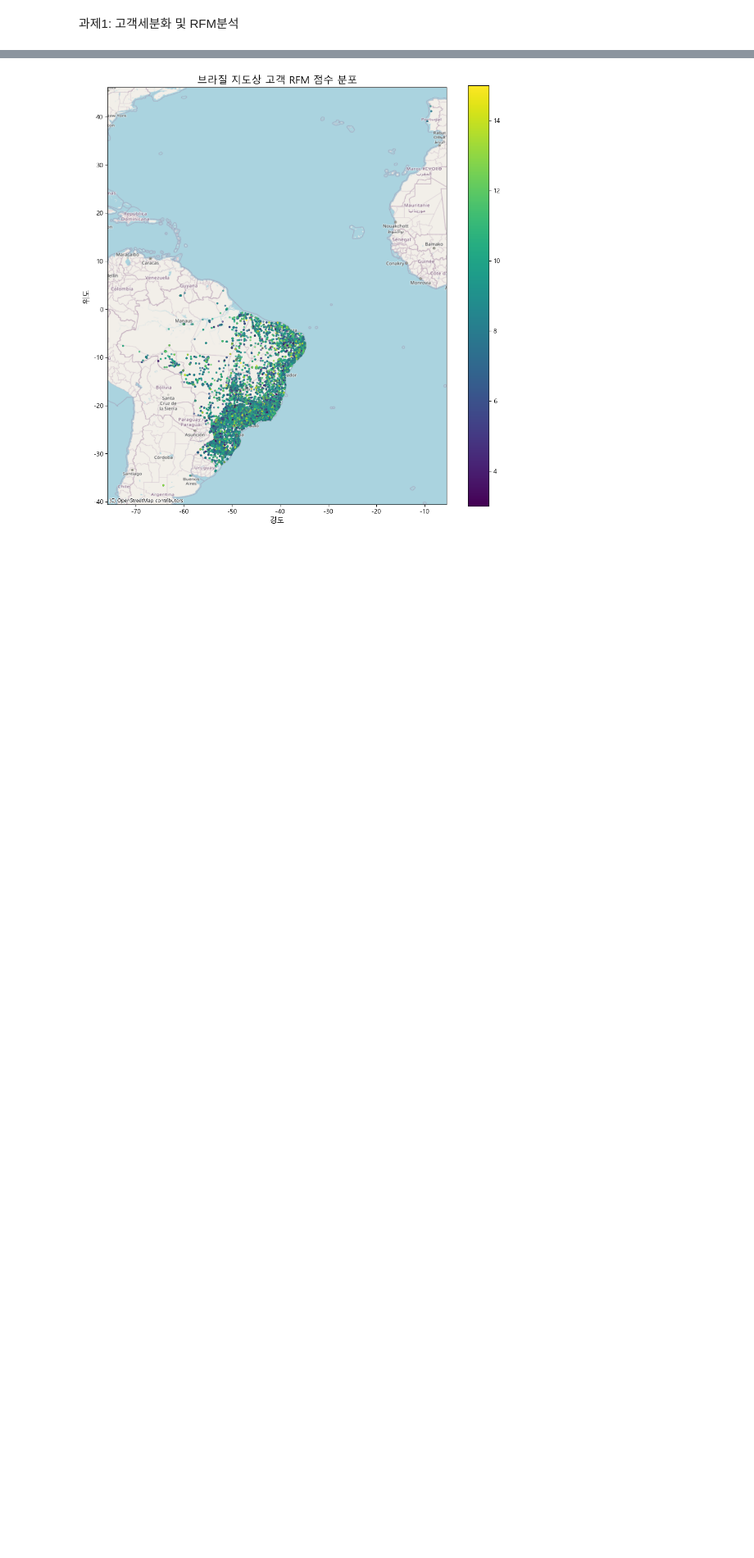
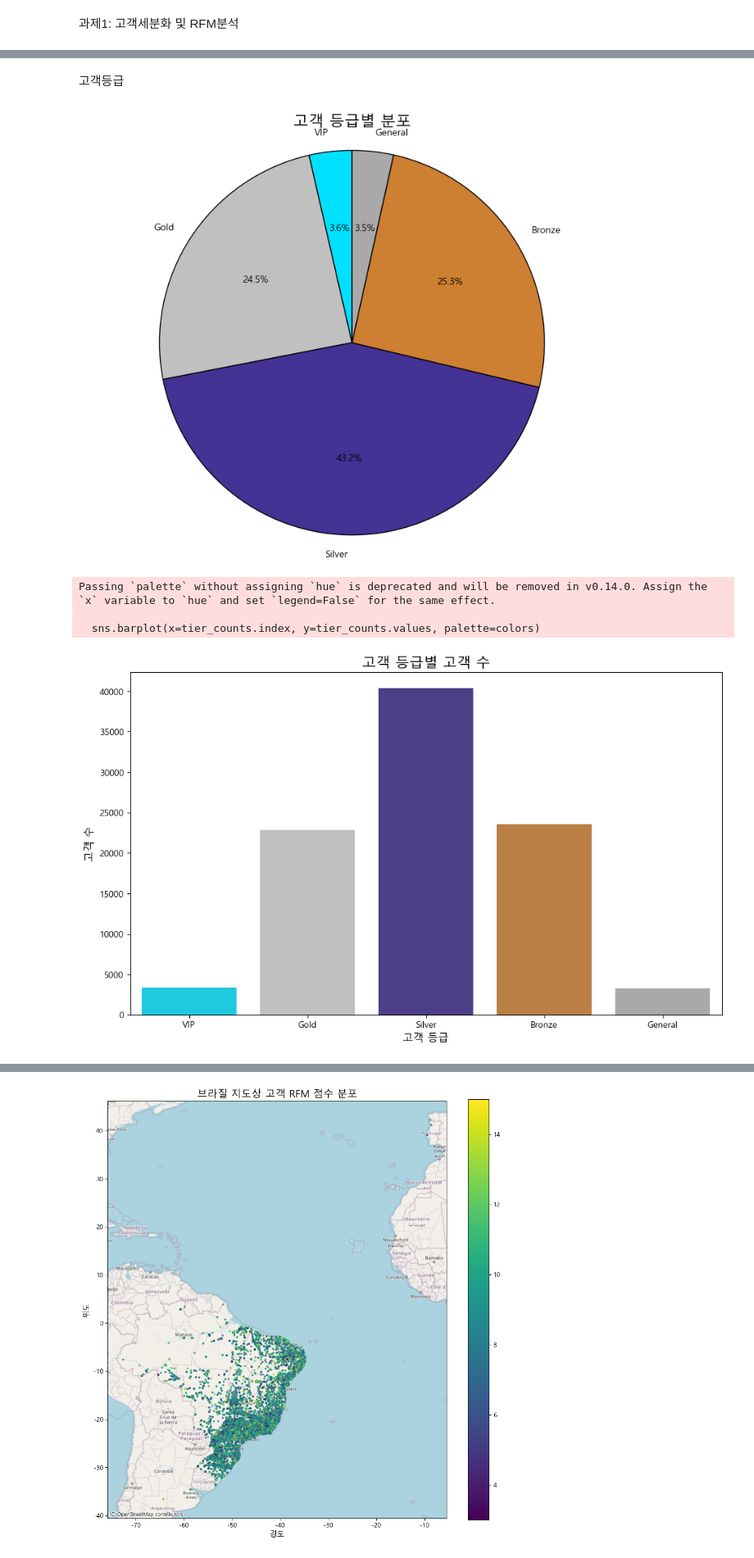
Before and after one commit to parkjihoon186/pjt-data-analysis, a Jupyter notebook: p1_RFM.ipynb, the cells around one changed output, grey strips where cells are left out. Shown at 82% size. Drawn from its saved outputs; the diff is of its cells as text; code cells hidden in the pictures; blank space fills up the shorter version.

```diff
--- a/p1_RFM.ipynb
+++ b/p1_RFM.ipynb
@@ -1638,3 +1894,23 @@ Index(['order_id', 'customer_id', 'order_status', 'order_purchase_timestamp',
       dtype='object')
 # %% [markdown]
 과제1: 고객세분화 및 RFM분석
+# %%
+# 총 RFM 점수(RFM_Score)를 기준으로 등급 분류
+conditions = [
+    (rfm_table_geo['RFM_Score'] >= 14),
+    (rfm_table_geo['RFM_Score'] >= 11) & (rfm_table_geo['RFM_Score'] < 14),
+    (rfm_table_geo['RFM_Score'] >= 8) & (rfm_table_geo['RFM_Score'] < 11),
+    (rfm_table_geo['RFM_Score'] >= 5) & (rfm_table_geo['RFM_Score'] < 8),
+    (rfm_table_geo['RFM_Score'] < 5)
+]
+
+tiers = ['VIP', 'Gold', 'Silver', 'Bronze', 'General']
+
+rfm_table_geo['Customer_Tier'] = np.select(conditions, tiers, default='Other')
+
+# 결과 확인
+print(rfm_table_geo.head())
+
+# 등급별 고객 수 확인
+print("\n✔ 등급별 고객 수")
+print(rfm_table_geo['Customer_Tier'].value_counts())
@@ -1640,0 +1935,50 @@ Index(['order_id', 'customer_id', 'order_status', 'order_purchase_timestamp',
+# %% [markdown]
+고객등급
+# %%
+# --- 고객 등급별 분포를 시각화하는 코드 ---
+
+import matplotlib.pyplot as plt
+import seaborn as sns
+import pandas as pd
+
+# 한글 폰트 설정
+plt.rcParams['font.family'] = 'Malgun Gothic'
+plt.rcParams['axes.unicode_minus'] = False
+
+# 1. 등급별 고객 수를 집계
+# (이 코드는 rfm_table_geo DataFrame이 이미 정의되었다고 가정합니다)
+tier_counts = rfm_table_geo['Customer_Tier'].value_counts()
+
+# 2. 시각화 순서와 색상 팔레트 설정 (VIP부터 보이도록)
+tier_order = ['VIP', 'Gold', 'Silver', 'Bronze', 'General']
+colors = ["#00E1FF", "#C0C0C0", "#443294", '#CD7F32', '#A9A9A9']
+tier_counts = tier_counts.reindex(tier_order, fill_value=0)
+
+# 3. 파이 차트 생성
+plt.figure(figsize=(10, 8))
+plt.pie(
+    tier_counts,
+    labels=tier_counts.index,
+    autopct='%1.1f%%',  # 비율을 소수점 첫째 자리까지 표시
+    startangle=90,      # 시작 각도 설정
+    colors=colors,
+    wedgeprops={'edgecolor': 'black', 'linewidth': 1}
+)
+
+plt.title('고객 등급별 분포', fontsize=16)
+plt.axis('equal')  # 원형을 유지
+plt.show()
+
+# --- 막대 그래프로도 확인 가능 ---
+plt.figure(figsize=(12, 7))
+sns.barplot(x=tier_counts.index, y=tier_counts.values, palette=colors)
+plt.title('고객 등급별 고객 수', fontsize=16)
+plt.xlabel('고객 등급', fontsize=12)
+plt.ylabel('고객 수', fontsize=12)
+plt.show()
+# %% [output]
+[figure, added]
+Passing `palette` without assigning `hue` is deprecated and will be removed in v0.14.0. Assign the `x` variable to `hue` and set `legend=False` for the same effect.
+
+  sns.barplot(x=tier_counts.index, y=tier_counts.values, palette=colors)
+[figure, added]
```
Also changed, not shown: parts of 36 cells of this notebook.
